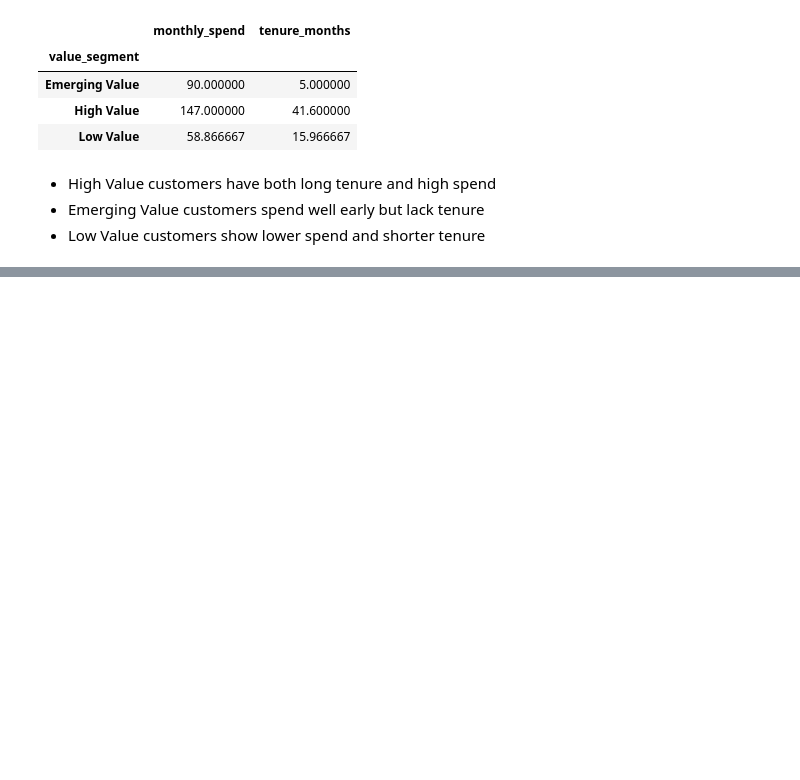
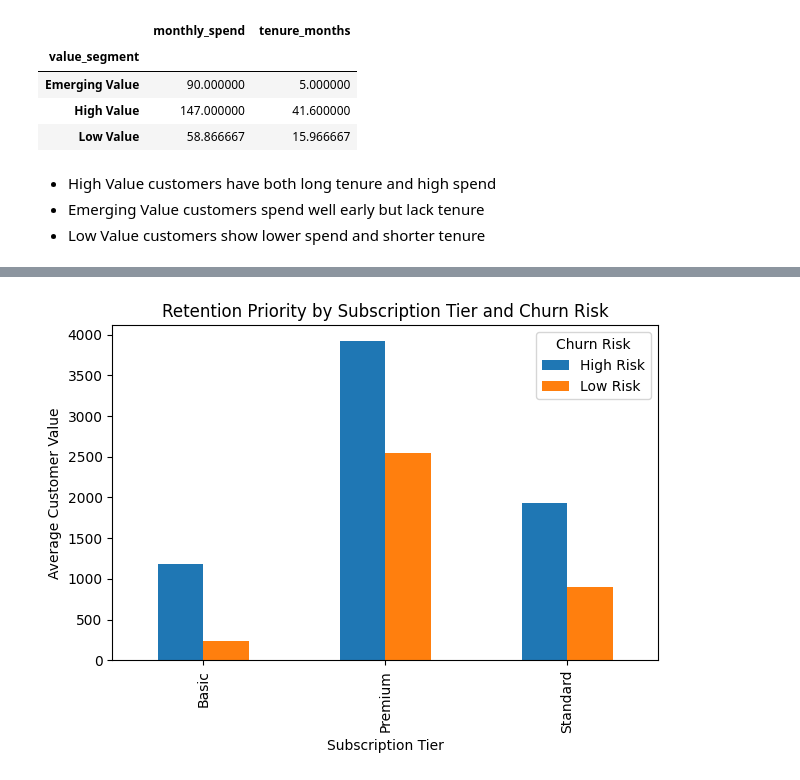
Before and after one commit to jae-notes/customer-behavior-analysis, a Jupyter notebook: analysis/01_initial_exploration.ipynb, the cells around one changed output, grey strips where cells are left out. Cells and saved outputs as stored; diff of their text form; code cells hidden in the pictures; blank space fills up the shorter version.

Commit message:
Add churn risk rule, customer value, and retention priority chart

```diff
--- a/analysis/01_initial_exploration.ipynb
+++ b/analysis/01_initial_exploration.ipynb
@@ -304,3 +304,13 @@ df.groupby("value_segment")[["monthly_spend", "tenure_months"]].mean()
 - High Value customers have both long tenure and high spend
 - Emerging Value customers spend well early but lack tenure
 - Low Value customers show lower spend and shorter tenure
+# %%
+def churn_risk(row):
+  if row["last_active_days"] > 45 or row["support_tickets_6m"] >= 4:
+    return "High Risk"
+  else:
+    return "Low Risk"
+
+df["churn_risk"] = df.apply(churn_risk, axis=1)
+
+df["churn_risk"].value_counts()
@@ -306,0 +336,2 @@ df.groupby("value_segment")[["monthly_spend", "tenure_months"]].mean()
+# %%
+df["customer_value"] = df["monthly_spend"] * df["tenure_months"]
@@ -306,0 +367,12 @@ df.groupby("value_segment")[["monthly_spend", "tenure_months"]].mean()
+# %%
+priority = (
+  df
+  .groupby(["subscription_tier", "churn_risk"])
+  .agg(
+    customers=("customer_id", "count"),
+    avg_value=("customer_value", "mean")
+  )
+  .reset_index()
+)
+
+priority
@@ -306,0 +397,8 @@ df.groupby("value_segment")[["monthly_spend", "tenure_months"]].mean()
+# %%
+plot_data = priority.pivot(
+  index="subscription_tier",
+  columns="churn_risk",
+  values="avg_value"
+)
+
+plot_data
@@ -306,0 +411,11 @@ df.groupby("value_segment")[["monthly_spend", "tenure_months"]].mean()
+# %%
+plot_data.plot(kind="bar")
+
+plt.ylabel("Average Customer Value")
+plt.xlabel("Subscription Tier")
+plt.title("Retention Priority by Subscription Tier and Churn Risk")
+plt.legend(title="Churn Risk")
+plt.tight_layout()
+plt.show()
+# %% [output]
+[figure, added]
```
Also changed, not shown: parts of 8 cells of this notebook.
